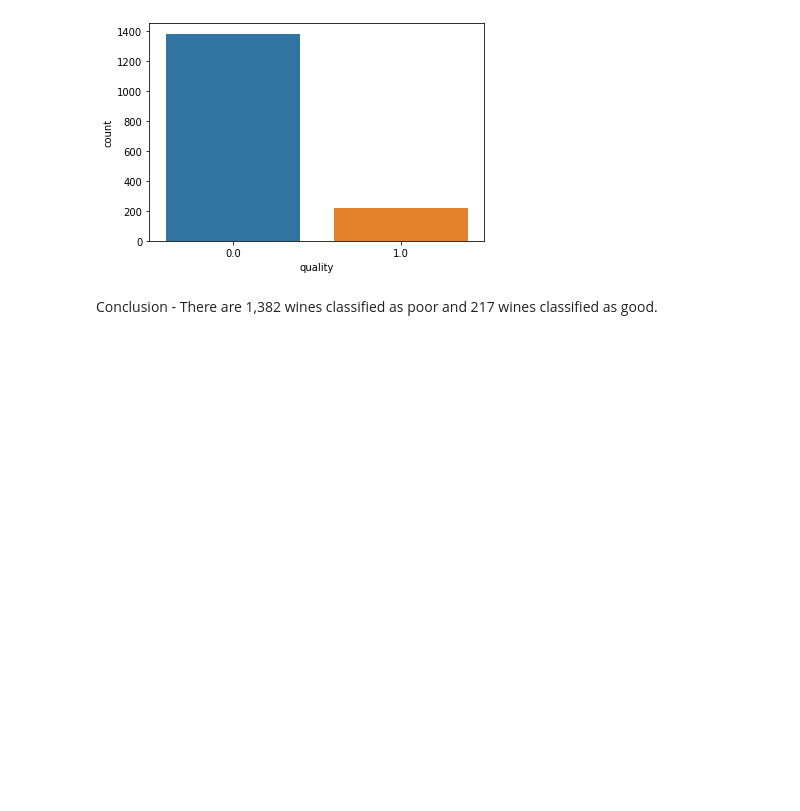
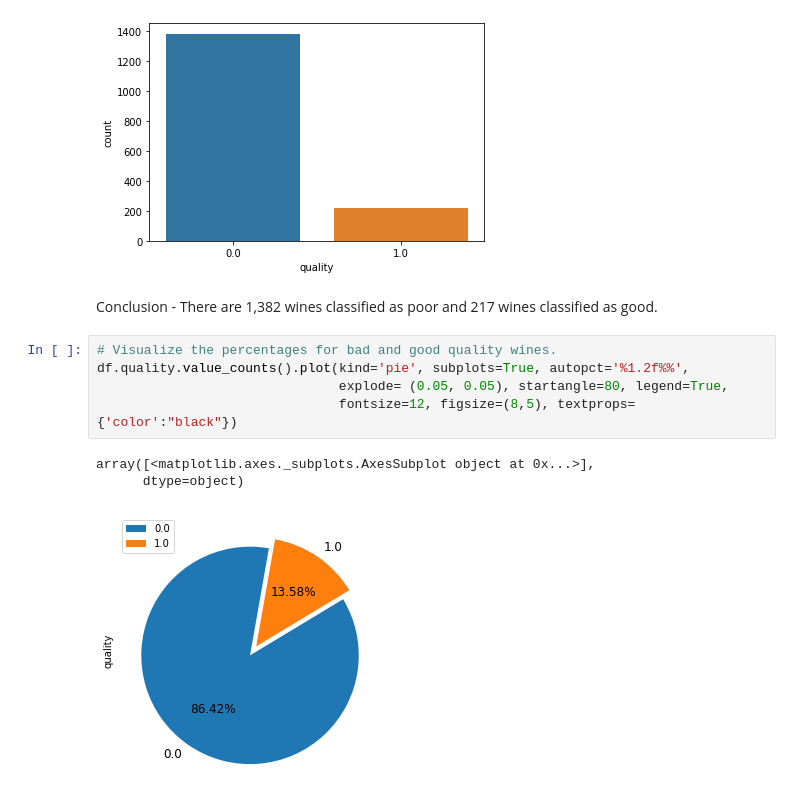
Before and after one commit to machave11/Wine-Quality-Analysis, a Jupyter notebook: Nikhil_Machave_Wine_Quality_Analysis.ipynb, the cells around one changed output. Cells and saved outputs as stored; diff of their text form; blank space fills up the shorter version.

```diff
--- a/Nikhil_Machave_Wine_Quality_Analysis.ipynb
+++ b/Nikhil_Machave_Wine_Quality_Analysis.ipynb
@@ -249,3 +256,12 @@ sns.countplot(df['quality'])
 [figure]
 # %% [markdown]
 Conclusion - There are 1,382 wines classified as poor and 217 wines classified as good.
+# %%
+# Visualize the percentages for bad and good quality wines.
+df.quality.value_counts().plot(kind='pie', subplots=True, autopct='%1.2f%%',
+                               explode= (0.05, 0.05), startangle=80, legend=True,
+                               fontsize=12, figsize=(8,5), textprops={'color':"black"})
+# %% [output]
+array([<matplotlib.axes._subplots.AxesSubplot object at 0x...>],
+      dtype=object)
+[figure, added]
```
Also changed, not shown: parts of 12 cells of this notebook.
